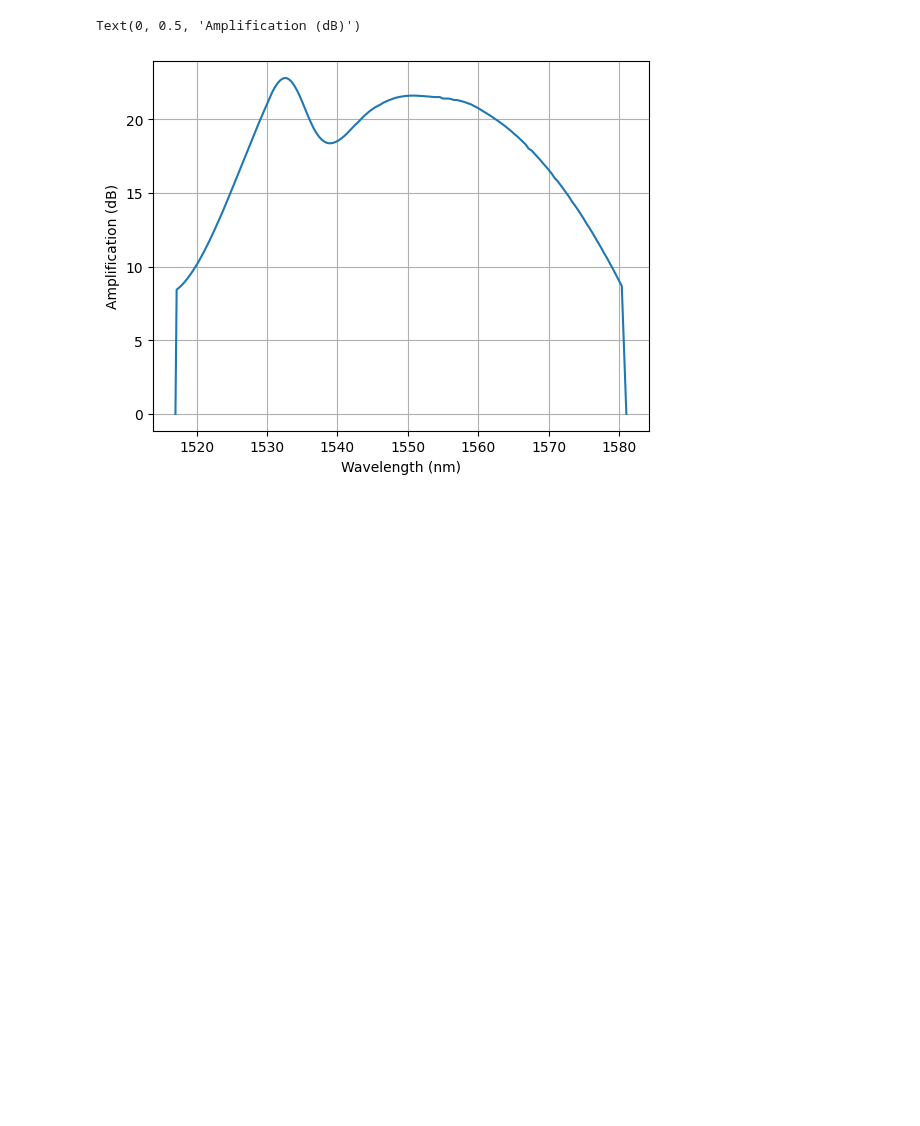
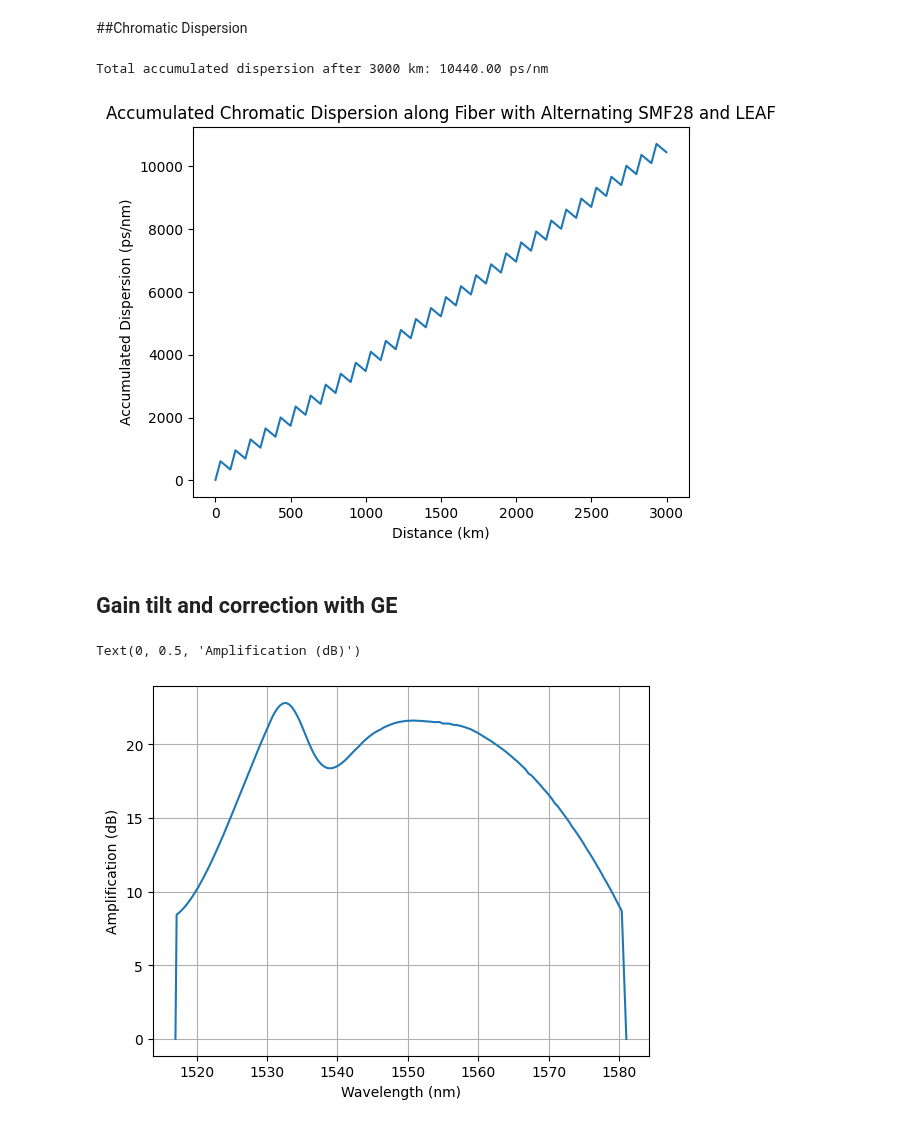
Before and after one commit to EnochYounceSAIC/FiberOptics, a Jupyter notebook: weekthree/channels_and_functions.ipynb, the cells around one changed output. Saved outputs shown, nothing was run; the diff lists cells and outputs as text; code cells hidden in the pictures; blank space fills up the shorter version.

```diff
--- a/weekthree/channels_and_functions.ipynb
+++ b/weekthree/channels_and_functions.ipynb
@@ -271,3 +334,55 @@ def const_power_EDFA_with_tilt(multi_channel_signal_power, multi_channel_noise,
+# %% [markdown]
+##Chromatic Dispersion
+# %%
+
+# Example usage in a simulation loop with alternating SMF28 and LEAF fiber within spans
+
+
+smf28_params = smf28 # Using the smf28 dictionary from the first cell
+leaf_params = leaf   # Using the leaf dictionary from the first cell
+lambda_signal_nm = 1550 # nm
+
+# Initialize accumulated dispersion array
+accumulated_dispersion = np.zeros(length)
+current_accumulated_dispersion = 0
+
+for i in range(length):
+    # Determine the current span and the position within the span
+    current_span = i // span
+    position_in_span = i % span
+
+    # Determine which fiber type is used based on the position within the span
+    if position_in_span < span/ 3:
+        fiber_params = smf28_params
+    else:
+        fiber_params = leaf_params
+    if position_in_span == (span/3)//1 :
+        discrete_losses[i] = 0.3
+
+
+    # Calculate the dispersion for this 1km step using the current fiber parameters
+    incremental_dispersion = calculate_accumulated_dispersion(1, fiber_params, lambda_signal_nm)
+
+    # Accumulate the dispersion
+    current_accumulated_dispersion += incremental_dispersion
+
+    # Store the accumulated dispersion at this location
+    accumulated_dispersion[i] = current_accumulated_dispersion
+
+# Example: Print accumulated dispersion at the end
+print(f"Total accumulated dispersion after {length} km: {accumulated_dispersion[-1]:.2f} ps/nm")
+
+# You could potentially plot the accumulated dispersion
+plt.plot(np.arange(0, length), accumulated_dispersion)
+plt.xlabel("Distance (km)")
+plt.ylabel("Accumulated Dispersion (ps/nm)")
+plt.title("Accumulated Chromatic Dispersion along Fiber with Alternating SMF28 and LEAF")
+plt.show()
+# %% [output]
+Total accumulated dispersion after 3000 km: 10440.00 ps/nm
+[figure, added]
+# %% [markdown]
+## Gain tilt and correction with GE
 # %%
 plt.plot(measured_nm,measured_db)
 plt.xlabel('Wavelength (nm)')
```
Also changed, not shown: parts of 11 cells of this notebook.
